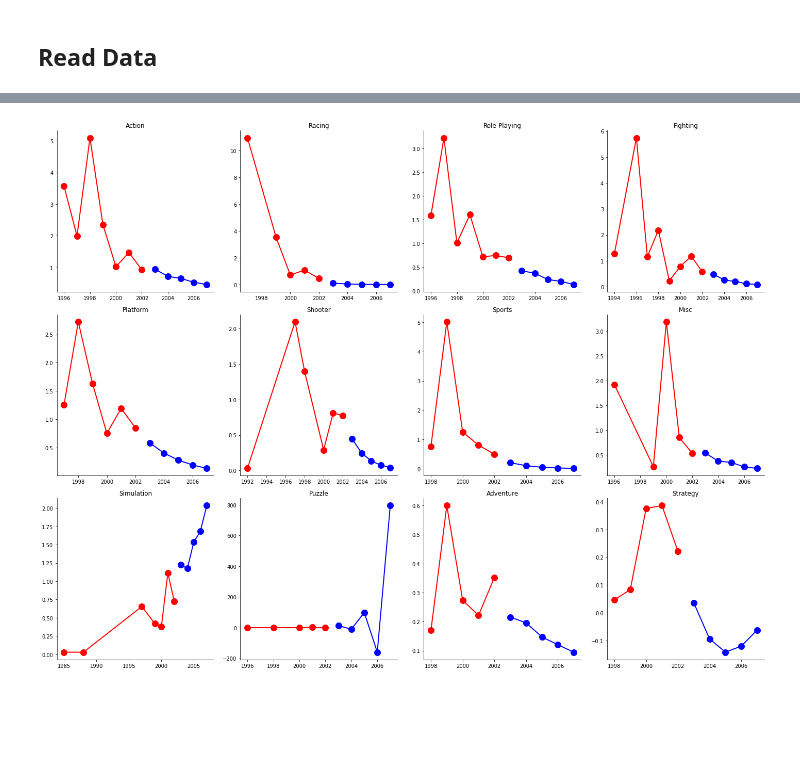
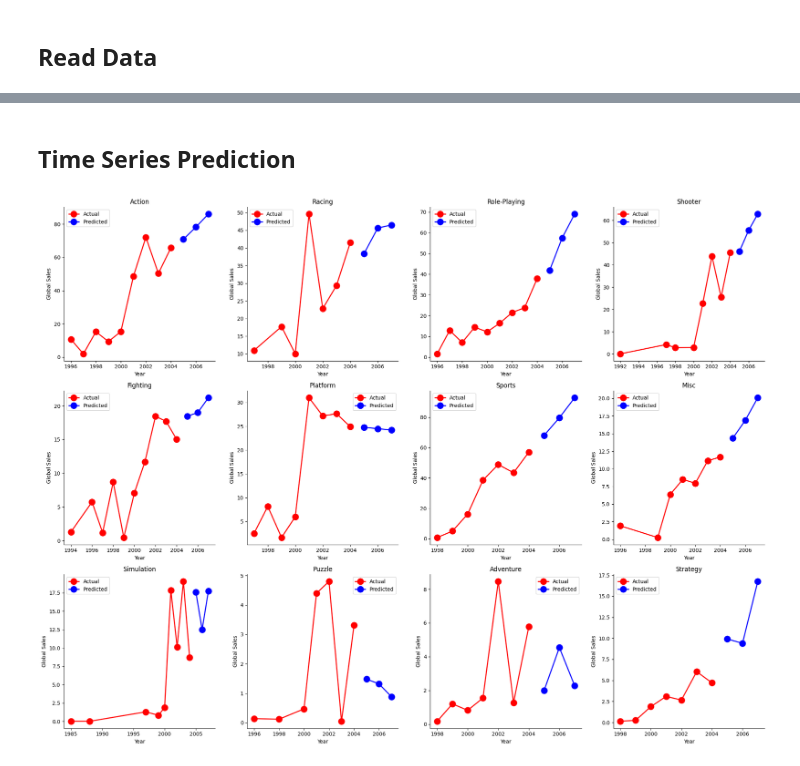
Before and after one commit to GhiathAjam/Analysis-of-Video-Games-Sales, a Jupyter notebook: Analysis/PredictiveQuestions/Q2.ipynb, the cells around one changed output, grey strips where cells are left out. Cells and saved outputs as stored; diff of their text form; code cells hidden in the pictures; blank space fills up the shorter version.

Commit message:
Q2 predictive analysis

```diff
--- a/Analysis/PredictiveQuestions/Q2.ipynb
+++ b/Analysis/PredictiveQuestions/Q2.ipynb
@@ -21,7 +23,7 @@ df=read_data(kind='all')
 #drop the null values
 df = df.dropna()
 #drop years  after 2003
-df = df[df['Year_of_Release'] < 2003]
+df = df[df['Year_of_Release'] < 2005]
 #select the columns
 selected_cols=[ 'Genre', 'Year_of_Release',  'Global_Sales']
 df = df[selected_cols]
@@ -87,7 +88,7 @@ df_all_genre[0].head()
 # %%
 for i, genre in  enumerate(df_all_genre):
     # group by year and sum global sales
-    df_all_genre[i] = df_all_genre[i].groupby('Year_of_Release', as_index=False).mean()
+    df_all_genre[i] = df_all_genre[i].groupby('Year_of_Release', as_index=False).sum()
 
 df_all_genre[0].head()
 # %% [output]
@@ -104,5 +109,9 @@ fig.subplots_adjust(hspace=0.3)
 sns.despine(left=False, bottom=False)
 for i in  range(len(df_all_genre)):
     df_all_genre[i].plot(x='Year_of_Release', y='Global_Sales', ax=axes[i//4, i%4], title=genres[i])
+    #make legend best location
+    plt.legend(['Global_Sales'], loc='best')
+
+
 plt.show()
 # %% [output]
@@ -110,27 +123,32 @@ plt.show()
+# %% [markdown]
+## Time Series Prediction
 # %%
-steps_to_predict = 5
+steps_to_predict = 3
 fig, axs = plt.subplots(3, 4, figsize=(20, 15))
 sns.despine(left=False, bottom=False)
 
 for i in range(3):
     for j in range(4):
         idx = i * 4 + j
-        if idx >= len(df_all_genre):
+        if idx >= (len(df_all_genre)):
             break
         model = sm.tsa.statespace.SARIMAX(endog=df_all_genre[idx]['Global_Sales'], order=(2, 0, 0), enforce_stationarity=False)
         sarima = model.fit()
         ax = axs[i, j]
         ax.set_title(genres[idx])
         # Convert Year_of_Release to int
         df_all_genre[idx]['Year_of_Release'] = df_all_genre[idx]['Year_of_Release'].astype(int)
         years = list(df_all_genre[idx]['Year_of_Release'].unique())
         # Get predicted years
         years_to_predict = list(range(years[-1] + 1, years[-1] + steps_to_predict + 1))
         ax.plot(years, df_all_genre[idx]['Global_Sales'], "ro-", linewidth=2, markersize=12)
         ax.plot(years_to_predict, sarima.forecast(steps_to_predict), "bo-", linewidth=2, markersize=12)
+        ax.set_xlabel("Year")
+        ax.set_ylabel("Global Sales")
+        ax.legend(['Actual', 'Predicted'], loc='best')
 
 plt.subplots_adjust(wspace=0.9)
 plt.tight_layout()
 plt.show()
 # %% [output]
-[figure, old version]
+[figure, new version]
```
Also changed, not shown: parts of 15 cells of this notebook.
